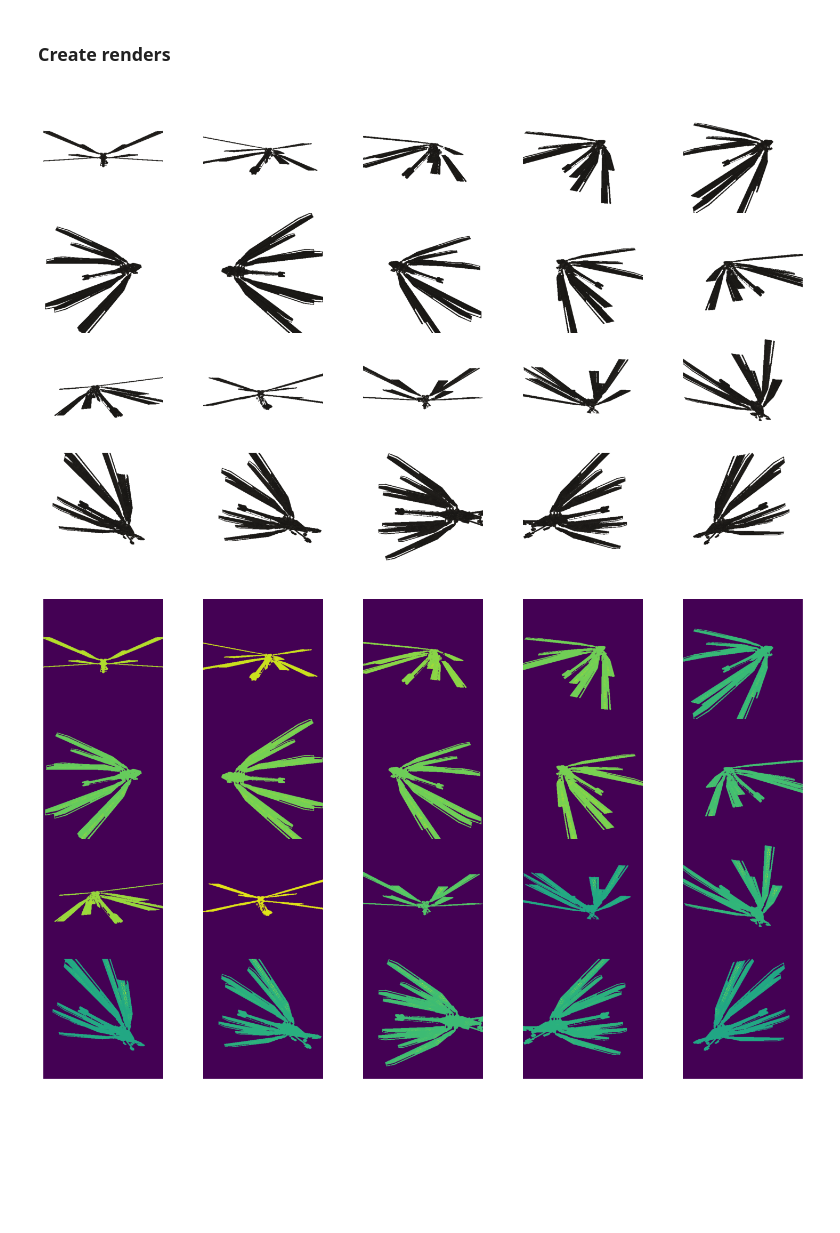
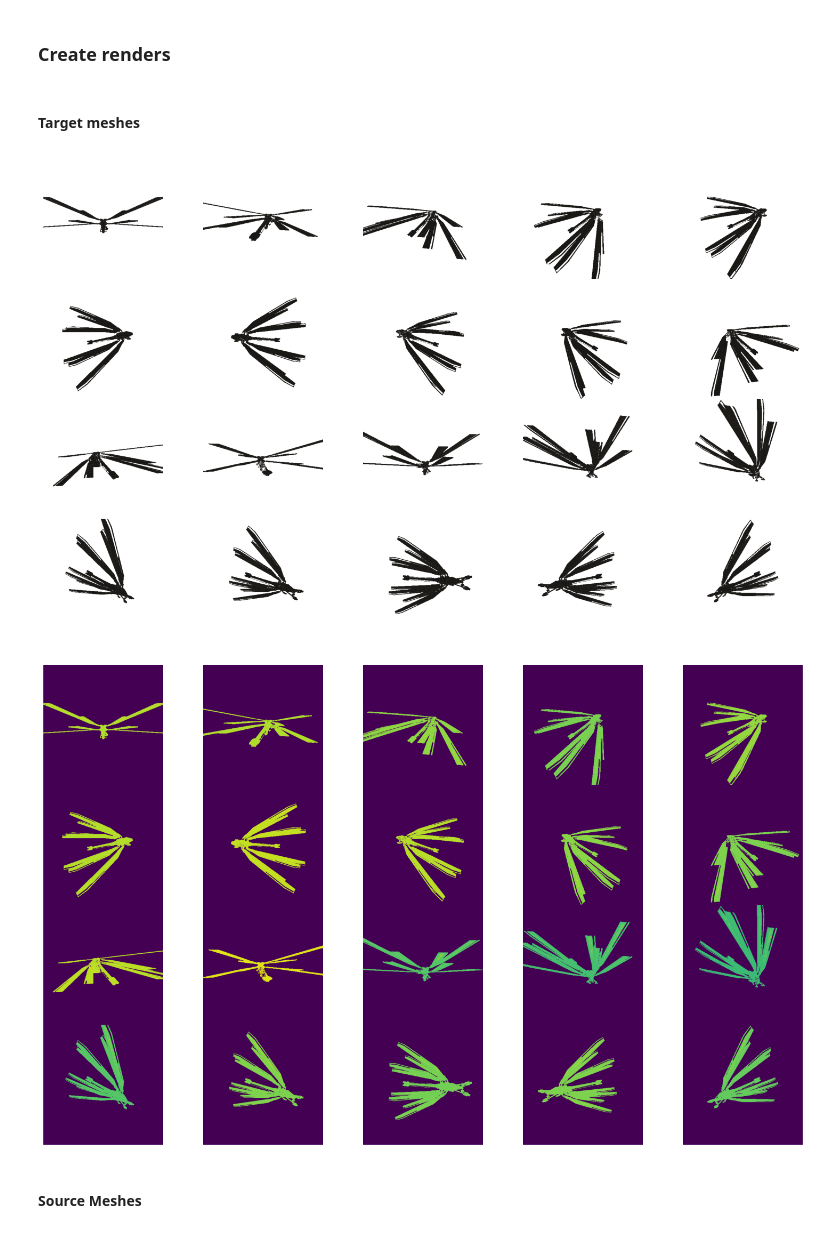
Before and after one commit to Amy-RT/3D-Mesh-Deformer, a Jupyter notebook: mesh_deformer.ipynb, the cells around one changed output. Drawn from its saved outputs; the diff is of its cells as text; code cells hidden in the pictures; blank space fills up the shorter version.

Commit message:
Refactor code to render training dataset

```diff
--- a/mesh_deformer.ipynb
+++ b/mesh_deformer.ipynb
@@ -314,3 +342,19 @@ target_meshes = target_mesh.extend(num_views)
+# %%
+NUM_VIEWS = 24
+FOV = 100
+cameras = create_camera_angles(
+    num_views=NUM_VIEWS,
+    camera_fov = FOV,
+    device=device,
+    normalized_mesh=normalized_target_mesh
+)
+# %%
+# repeat mesh for specified number of views
+normalized_target_meshes = normalized_target_mesh.extend(NUM_VIEWS)
+normalized_target_meshes = normalized_target_meshes.to(device)
+
+normalized_src_meshes = normalized_src_mesh.extend(NUM_VIEWS)
+normalized_src_meshes = normalized_src_meshes.to(device)
 # %% [markdown]
 ### Setup texture renderer
 # %%
@@ -352,4 +396,6 @@ sil_renderer = MeshRenderer(
 )
 # %% [markdown]
 ### Create renders
+# %% [markdown]
+#### Target meshes
 # %%
@@ -358,21 +404,19 @@ target_rgb = [img[..., :3] for img in rendered_imgs]
 # %%
-rendered_sils = sil_renderer(target_meshes, cameras=cameras)
-target_sil = [img[..., 3] for img in rendered_sils]
+rendered_target_sils = sil_renderer(normalized_target_meshes, cameras=cameras)
+target_sil = [img[..., 3] for img in rendered_target_sils]
 # %%
 # mesh.textures.maps_padded() #(N, H, W, C), where N is the number of meshes, H is the height, W is the width, and C is the number of channels of the single texture map associated with the UV mapping.
 # %%
 # display view dataset
-n_cols = 5
-image_grid(rendered_imgs.cpu().numpy(), rows=num_views // n_cols,
-           cols=n_cols, rgb=True)
+N_COLS = 5
+image_grid(rendered_target_imgs.cpu().numpy(), rows=NUM_VIEWS // N_COLS,
+           cols=N_COLS, rgb=True)
 plt.show()
 # %% [output]
-[figure, old version]
+[figure, new version]
 # %%
-# display view dataset
-n_cols = 5
-image_grid(rendered_sils.cpu().numpy(), rows=num_views // n_cols,
-           cols=n_cols, rgb=False)
+image_grid(rendered_target_sils.cpu().numpy(), rows=NUM_VIEWS // N_COLS,
+           cols=N_COLS, rgb=False)
 plt.show()
 # %% [output]
-[figure, old version]
+[figure, new version]
@@ -380,0 +423,2 @@ plt.show()
+# %% [markdown]
+#### Source Meshes
```
Also changed, not shown: parts of 17 cells of this notebook.
